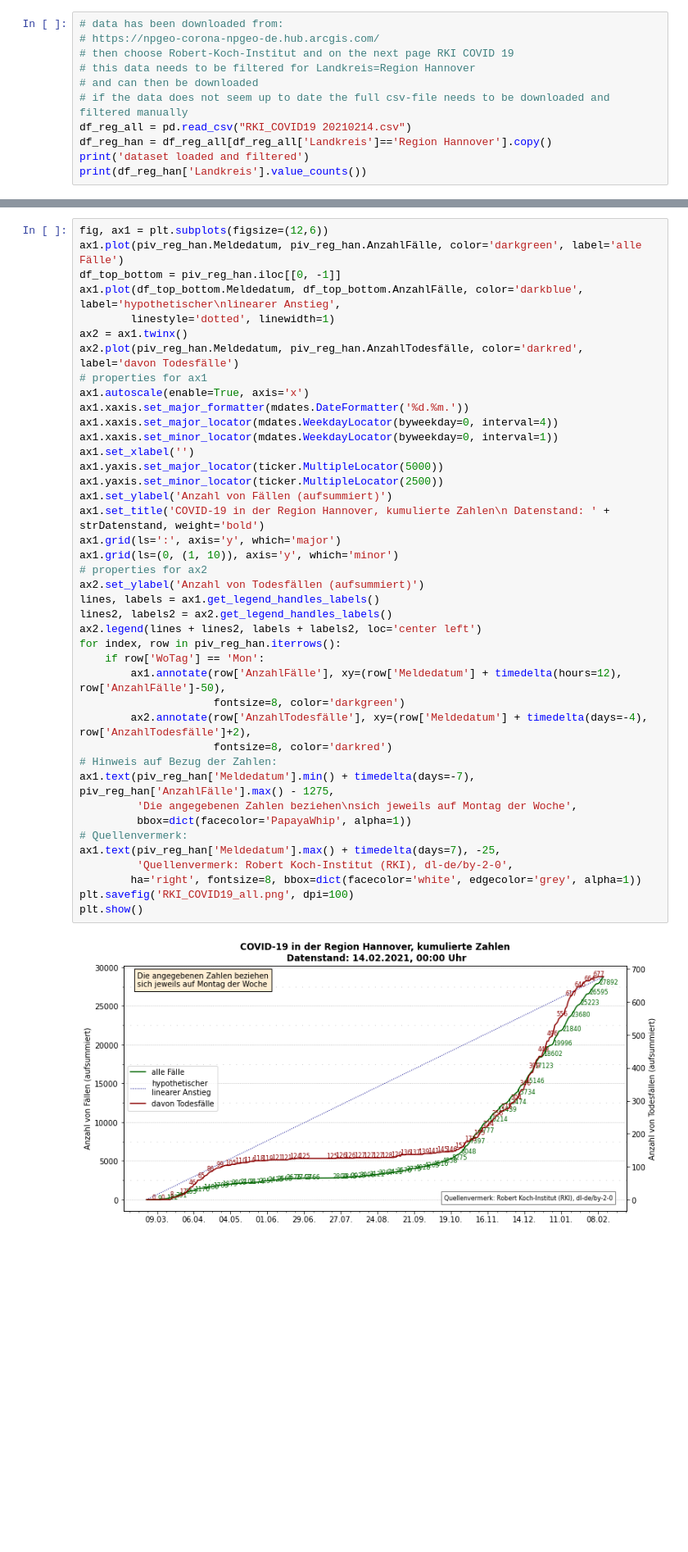
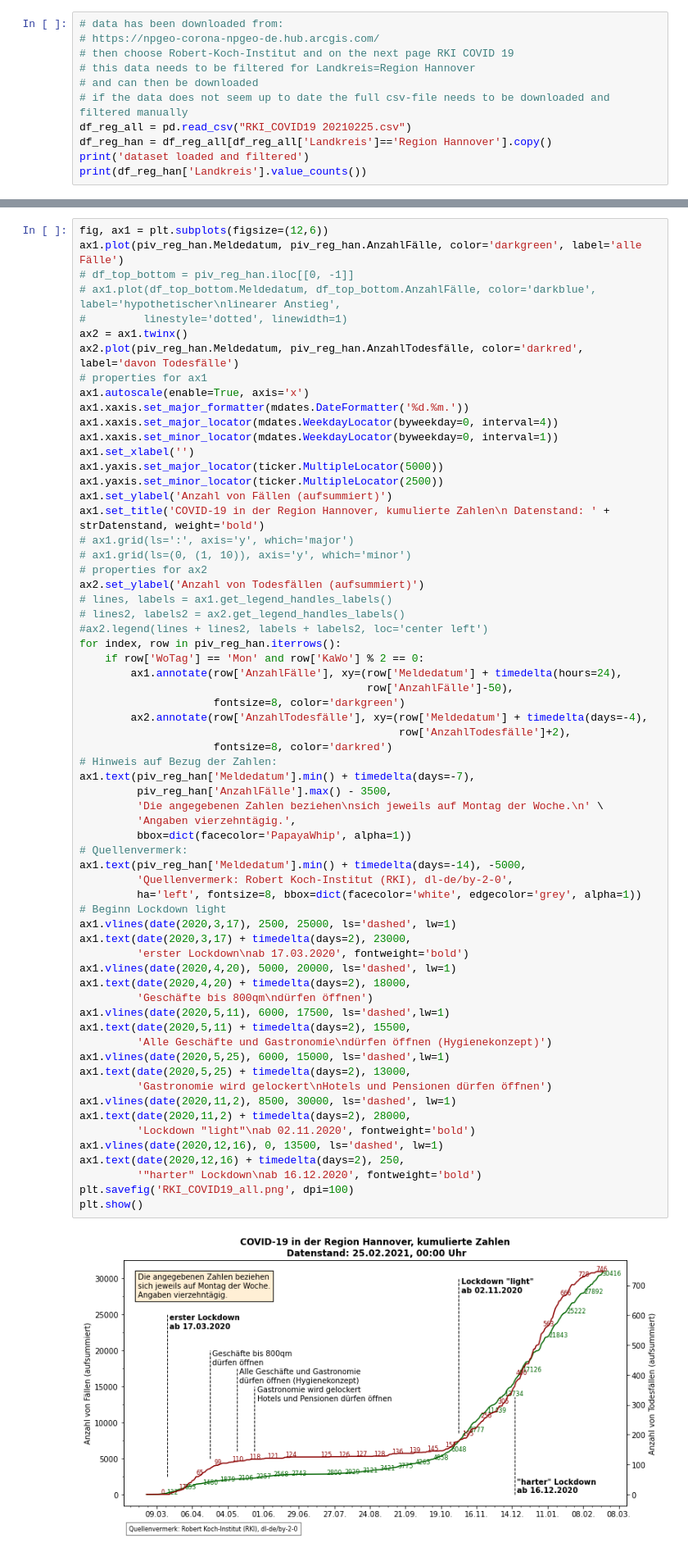
Before and after one commit to britavb/Covid19_Region_Hannover, a Jupyter notebook: RKI_COVID19.ipynb, the cells around one changed output, grey strips where cells are left out. Shown at 82% size. Saved outputs shown, nothing was run; the diff lists cells and outputs as text; blank space fills up the shorter version.

```diff
--- a/RKI_COVID19.ipynb
+++ b/RKI_COVID19.ipynb
@@ -23,7 +23,7 @@ Quellenvermerk: Robert Koch-Institut (RKI), dl-de/by-2-0   Haftungsausschluss:
 # this data needs to be filtered for Landkreis=Region Hannover
 # and can then be downloaded
 # if the data does not seem up to date the full csv-file needs to be downloaded and filtered manually
-df_reg_all = pd.read_csv("RKI_COVID19 20210214.csv")
+df_reg_all = pd.read_csv("RKI_COVID19 20210225.csv")
 df_reg_han = df_reg_all[df_reg_all['Landkreis']=='Region Hannover'].copy()
 print('dataset loaded and filtered')
 print(df_reg_han['Landkreis'].value_counts())
@@ -123,46 +123,69 @@ display(df_medians_means)
 # %%
 fig, ax1 = plt.subplots(figsize=(12,6))
 ax1.plot(piv_reg_han.Meldedatum, piv_reg_han.AnzahlFälle, color='darkgreen', label='alle Fälle')
-df_top_bottom = piv_reg_han.iloc[[0, -1]]
-ax1.plot(df_top_bottom.Meldedatum, df_top_bottom.AnzahlFälle, color='darkblue', label='hypothetischer\nlinearer Anstieg',
-        linestyle='dotted', linewidth=1)
+# df_top_bottom = piv_reg_han.iloc[[0, -1]]
+# ax1.plot(df_top_bottom.Meldedatum, df_top_bottom.AnzahlFälle, color='darkblue', label='hypothetischer\nlinearer Anstieg',
+#         linestyle='dotted', linewidth=1)
 ax2 = ax1.twinx()
 ax2.plot(piv_reg_han.Meldedatum, piv_reg_han.AnzahlTodesfälle, color='darkred', label='davon Todesfälle')
 # properties for ax1
 ax1.autoscale(enable=True, axis='x')
 ax1.xaxis.set_major_formatter(mdates.DateFormatter('%d.%m.'))
 ax1.xaxis.set_major_locator(mdates.WeekdayLocator(byweekday=0, interval=4))
 ax1.xaxis.set_minor_locator(mdates.WeekdayLocator(byweekday=0, interval=1))
 ax1.set_xlabel('')
 ax1.yaxis.set_major_locator(ticker.MultipleLocator(5000))
 ax1.yaxis.set_minor_locator(ticker.MultipleLocator(2500))
 ax1.set_ylabel('Anzahl von Fällen (aufsummiert)')
 ax1.set_title('COVID-19 in der Region Hannover, kumulierte Zahlen\n Datenstand: ' + strDatenstand, weight='bold')
-ax1.grid(ls=':', axis='y', which='major')
-ax1.grid(ls=(0, (1, 10)), axis='y', which='minor')
+# ax1.grid(ls=':', axis='y', which='major')
+# ax1.grid(ls=(0, (1, 10)), axis='y', which='minor')
 # properties for ax2
 ax2.set_ylabel('Anzahl von Todesfällen (aufsummiert)')
-lines, labels = ax1.get_legend_handles_labels()
-lines2, labels2 = ax2.get_legend_handles_labels()
-ax2.legend(lines + lines2, labels + labels2, loc='center left')
+# lines, labels = ax1.get_legend_handles_labels()
+# lines2, labels2 = ax2.get_legend_handles_labels()
+#ax2.legend(lines + lines2, labels + labels2, loc='center left')
 for index, row in piv_reg_han.iterrows():
-    if row['WoTag'] == 'Mon':
-        ax1.annotate(row['AnzahlFälle'], xy=(row['Meldedatum'] + timedelta(hours=12), row['AnzahlFälle']-50),
+    if row['WoTag'] == 'Mon' and row['KaWo'] % 2 == 0:
+        ax1.annotate(row['AnzahlFälle'], xy=(row['Meldedatum'] + timedelta(hours=24),
+                                             row['AnzahlFälle']-50),
                      fontsize=8, color='darkgreen')
-        ax2.annotate(row['AnzahlTodesfälle'], xy=(row['Meldedatum'] + timedelta(days=-4), row['AnzahlTodesfälle']+2),
+        ax2.annotate(row['AnzahlTodesfälle'], xy=(row['Meldedatum'] + timedelta(days=-4),
+                                                  row['AnzahlTodesfälle']+2),
                      fontsize=8, color='darkred')
 # Hinweis auf Bezug der Zahlen:
-ax1.text(piv_reg_han['Meldedatum'].min() + timedelta(days=-7), piv_reg_han['AnzahlFälle'].max() - 1275,
-         'Die angegebenen Zahlen beziehen\nsich jeweils auf Montag der Woche',
+ax1.text(piv_reg_han['Meldedatum'].min() + timedelta(days=-7),
+         piv_reg_han['AnzahlFälle'].max() - 3500,
+         'Die angegebenen Zahlen beziehen\nsich jeweils auf Montag der Woche.\n' \
+         'Angaben vierzehntägig.',
          bbox=dict(facecolor='PapayaWhip', alpha=1))
 # Quellenvermerk:
-ax1.text(piv_reg_han['Meldedatum'].max() + timedelta(days=7), -25,
+ax1.text(piv_reg_han['Meldedatum'].min() + timedelta(days=-14), -5000,
          'Quellenvermerk: Robert Koch-Institut (RKI), dl-de/by-2-0',
-        ha='right', fontsize=8, bbox=dict(facecolor='white', edgecolor='grey', alpha=1))
+         ha='left', fontsize=8, bbox=dict(facecolor='white', edgecolor='grey', alpha=1))
+# Beginn Lockdown light
+ax1.vlines(date(2020,3,17), 2500, 25000, ls='dashed', lw=1)
+ax1.text(date(2020,3,17) + timedelta(days=2), 23000,
+         'erster Lockdown\nab 17.03.2020', fontweight='bold')
+ax1.vlines(date(2020,4,20), 5000, 20000, ls='dashed', lw=1)
+ax1.text(date(2020,4,20) + timedelta(days=2), 18000,
+         'Geschäfte bis 800qm\ndürfen öffnen')
+ax1.vlines(date(2020,5,11), 6000, 17500, ls='dashed',lw=1)
+ax1.text(date(2020,5,11) + timedelta(days=2), 15500,
+         'Alle Geschäfte und Gastronomie\ndürfen öffnen (Hygienekonzept)')
+ax1.vlines(date(2020,5,25), 6000, 15000, ls='dashed',lw=1)
+ax1.text(date(2020,5,25) + timedelta(days=2), 13000,
+         'Gastronomie wird gelockert\nHotels und Pensionen dürfen öffnen')
+ax1.vlines(date(2020,11,2), 8500, 30000, ls='dashed', lw=1)
+ax1.text(date(2020,11,2) + timedelta(days=2), 28000,
+         'Lockdown "light"\nab 02.11.2020', fontweight='bold')
+ax1.vlines(date(2020,12,16), 0, 13500, ls='dashed', lw=1)
+ax1.text(date(2020,12,16) + timedelta(days=2), 250,
+         '"harter" Lockdown\nab 16.12.2020', fontweight='bold')
 plt.savefig('RKI_COVID19_all.png', dpi=100)
 plt.show()
 # %% [output]
-[figure, old version]
+[figure, new version]
 # %% [markdown]
 ## Line Plot: Cases and Deaths Accumulated, Last xxx Weeks
 # %%
```
Also changed, not shown: parts of 18 cells of this notebook, 3 other files.
